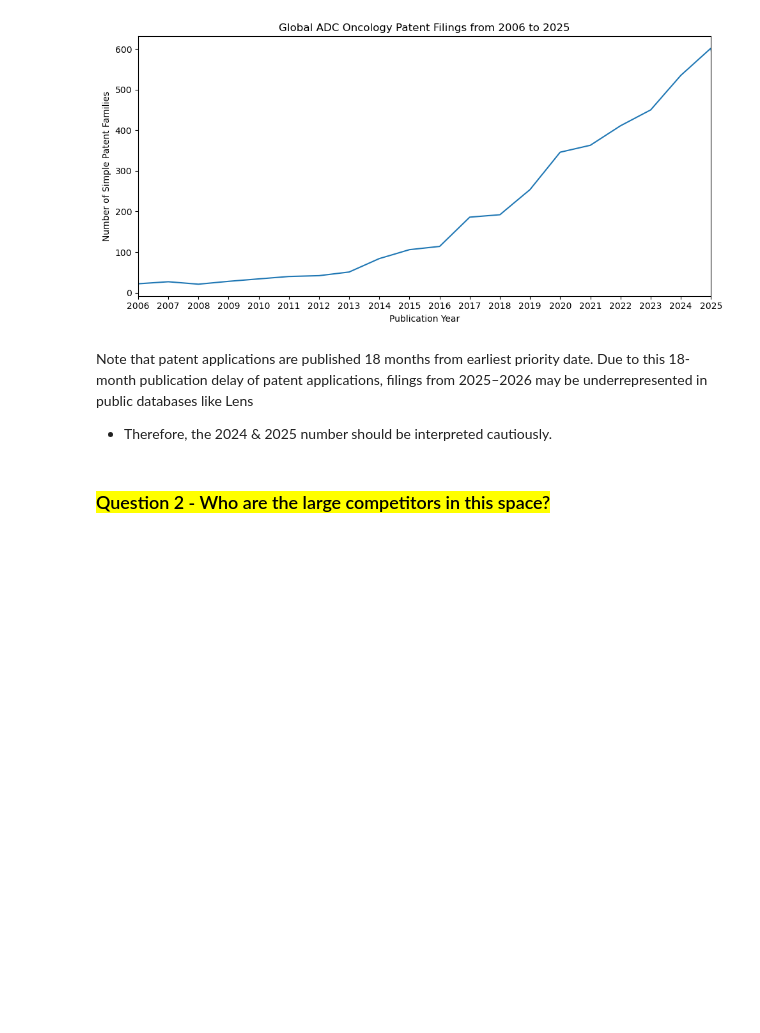
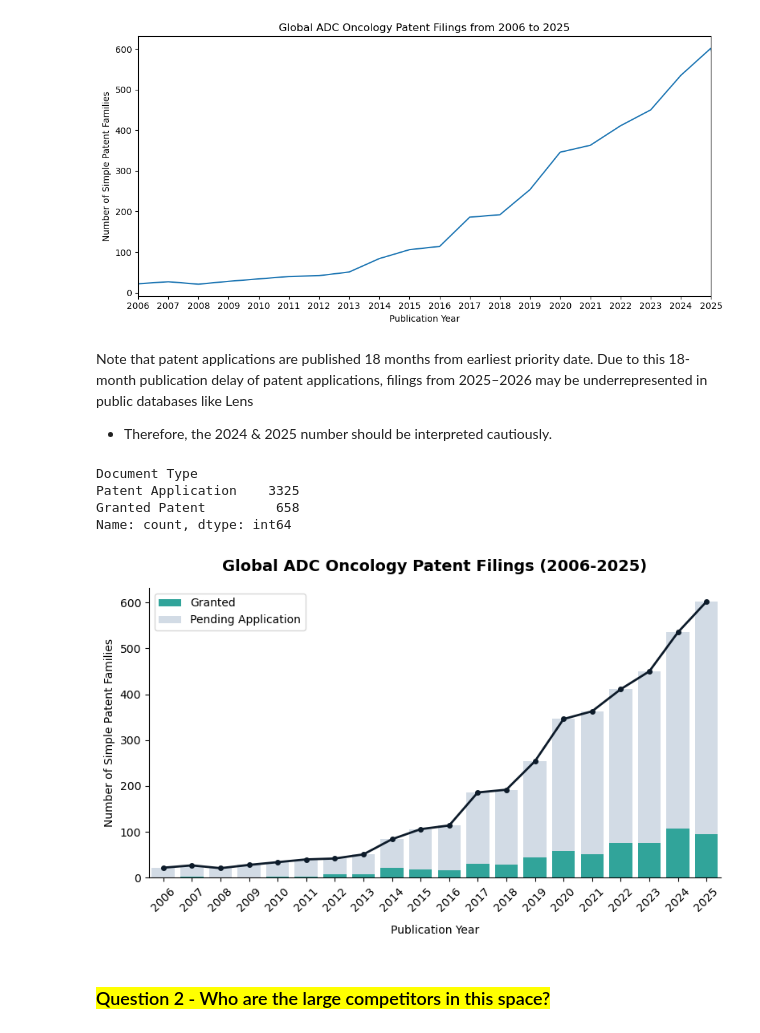
Before and after one commit to yuying-fan/NEOK001-Strategy, a Jupyter notebook: notebooks/02_global_adc_oncology_competitors.ipynb, the cells around one changed output. Saved outputs shown, nothing was run; the diff lists cells and outputs as text; code cells hidden in the pictures; blank space fills up the shorter version.

```diff
--- a/notebooks/02_global_adc_oncology_competitors.ipynb
+++ b/notebooks/02_global_adc_oncology_competitors.ipynb
@@ -106,6 +113,46 @@ plt.show()
 # %% [markdown]
 Note that patent applications are published 18 months from earliest priority date. Due to this 18-month publication delay of patent applications, filings from 2025–2026 may be underrepresented in public databases like Lens
 - Therefore, the 2024 & 2025 number should be interpreted cautiously.
+# %%
+df['Document Type'].value_counts()
+# %% [output]
+Document Type
+Patent Application    3325
+Granted Patent         658
+Name: count, dtype: int64
+# %%
+import matplotlib.pyplot as plt
+
+# group by year and publication type, filter to 2006-2025 only
+trend = df[df['Publication Year'] <= 2025].groupby(
+    ['Publication Year', 'Document Type']).size().unstack(fill_value=0)
+
+fig, ax = plt.subplots(figsize=(8, 5))
+
+years = trend.index
+granted = trend.get('Granted Patent', 0)
+pending = trend.get('Patent Application', 0)
+
+bar1 = ax.bar(years, granted, label='Granted', color='#0D9488', alpha=0.85)
+bar2 = ax.bar(years, pending, bottom=granted, label='Pending Application', color='#CBD5E1', alpha=0.85)
+
+# For line
+total = granted + pending
+ax.plot(years, total.values, color='#0D1B2A', linewidth=2,
+        marker='o', markersize=4, zorder=6)
+
+ax.set_title("Global ADC Oncology Patent Filings (2006-2025)", fontsize=14, fontweight='bold', pad=15)
+ax.set_xlabel("Publication Year", labelpad=10)
+ax.set_ylabel("Number of Simple Patent Families")
+ax.set_xlim(2005.5, 2025.5)
+ax.set_xticks(range(2006, 2026))
+ax.tick_params(axis='x', rotation=45)
+ax.legend(handles=[bar1, bar2])  # only shows bars in legend, not line
+ax.spines[['top', 'right']].set_visible(False)
+plt.tight_layout()
+plt.show()
+# %% [output]
+[figure, added]
 # %% [markdown]
 ### <span style="background-color: yellow; color: black;">Question 2 - Who are the large competitors in this space?</span>
 # %% [markdown]
```
Also changed, not shown: parts of 10 cells of this notebook, 8 other files.
